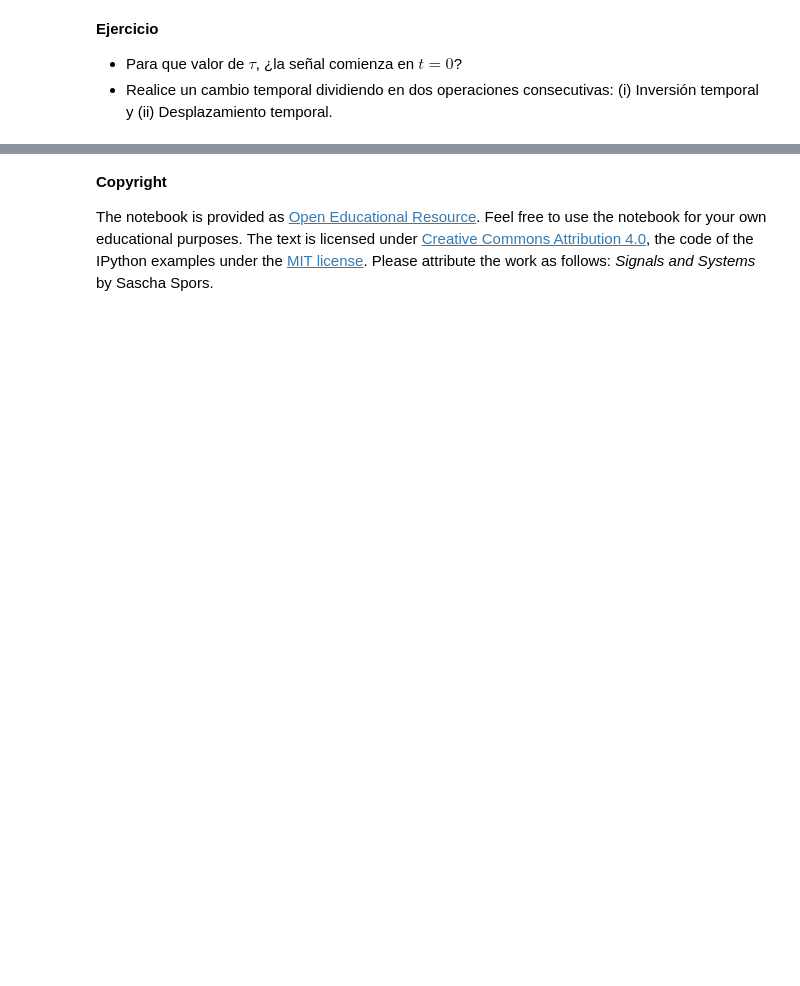
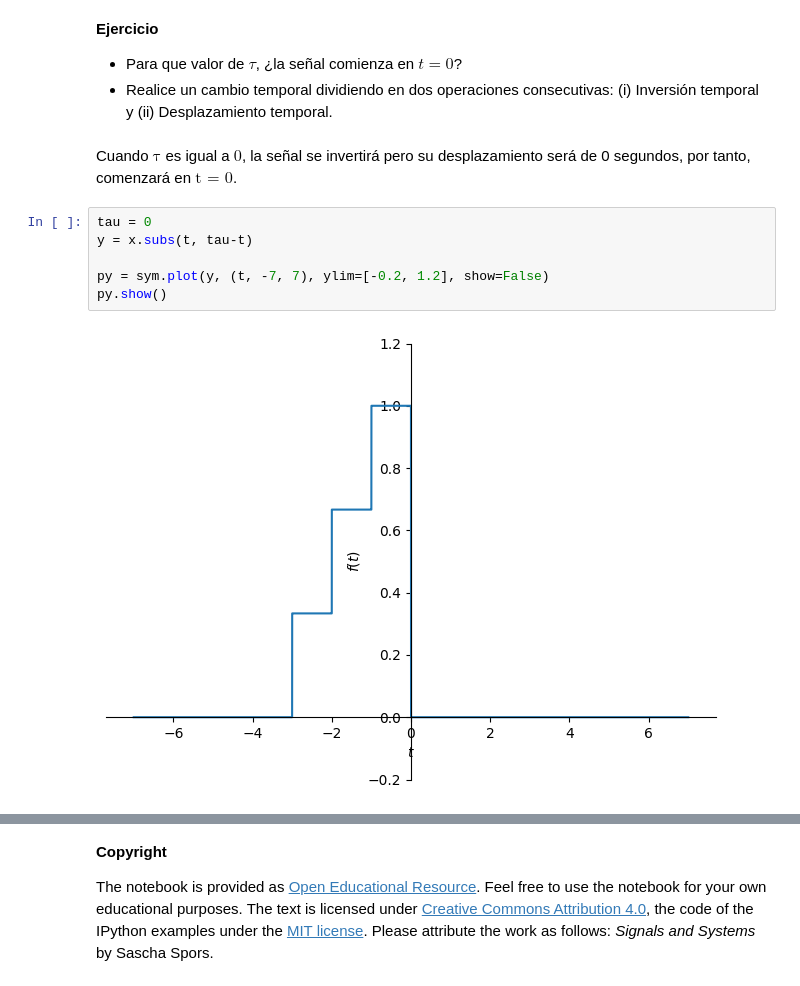
Before and after one commit to Locojuan9/se-ales_y_sistemas, a Jupyter notebook: 1_IntroduccionSyS/3_Operaciones_señales_continuas.ipynb, the cells around one changed output, grey strips where cells are left out. Cells and saved outputs as stored; diff of their text form; blank space fills up the shorter version.

```diff
--- a/1_IntroduccionSyS/3_Operaciones_señales_continuas.ipynb
+++ b/1_IntroduccionSyS/3_Operaciones_señales_continuas.ipynb
@@ -197,3 +197,13 @@ px.show()
 
 * Para que valor de $\tau$, ¿la señal comienza en $t=0$?
 * Realice un cambio temporal dividiendo en dos operaciones consecutivas: (i) Inversión temporal y (ii) Desplazamiento temporal.
+# %% [markdown]
+Cuando $\text{τ}$ es igual a $\text{0}$, la señal se invertirá pero su desplazamiento será de 0 segundos, por tanto, comenzará en $\text{t = 0}$.
+# %%
+tau = 0
+y = x.subs(t, tau-t)
+
+py = sym.plot(y, (t, -7, 7), ylim=[-0.2, 1.2], show=False)
+py.show()
+# %% [output]
+[figure, added]
```
Also changed, not shown: parts of 3 cells of this notebook.
